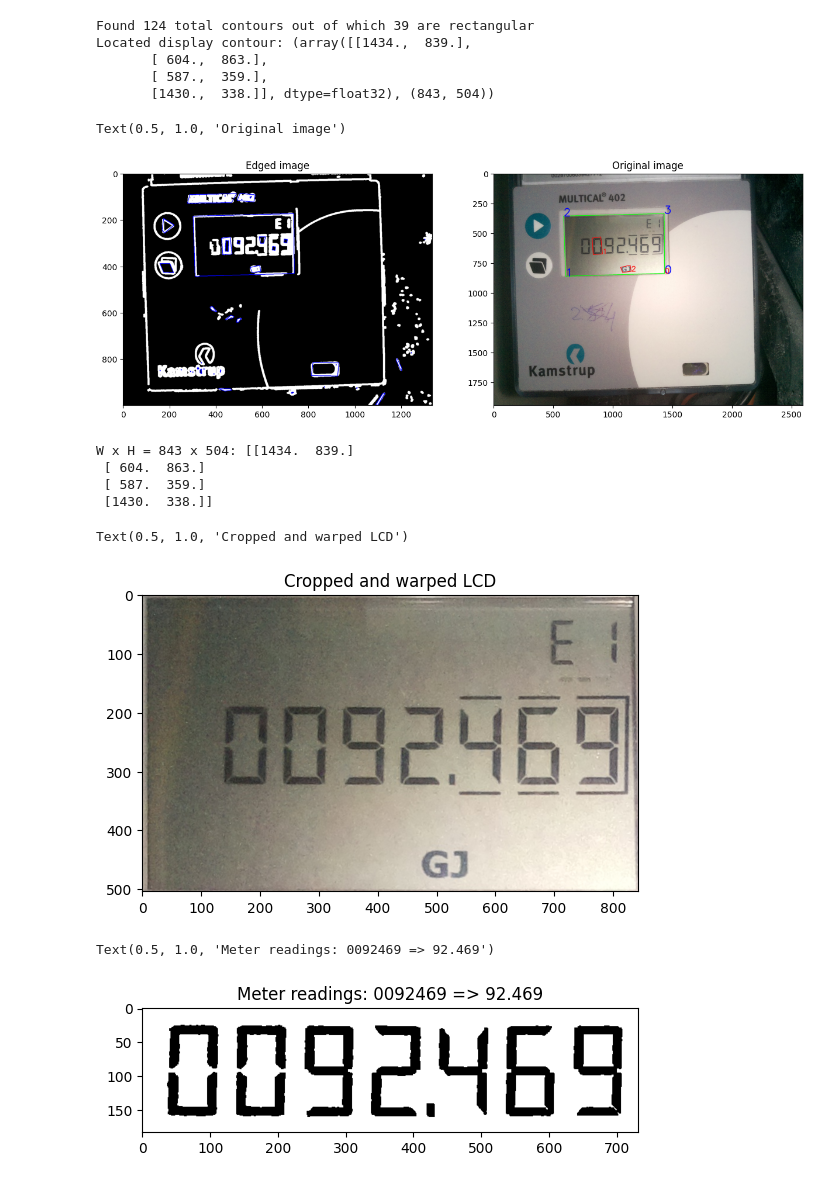
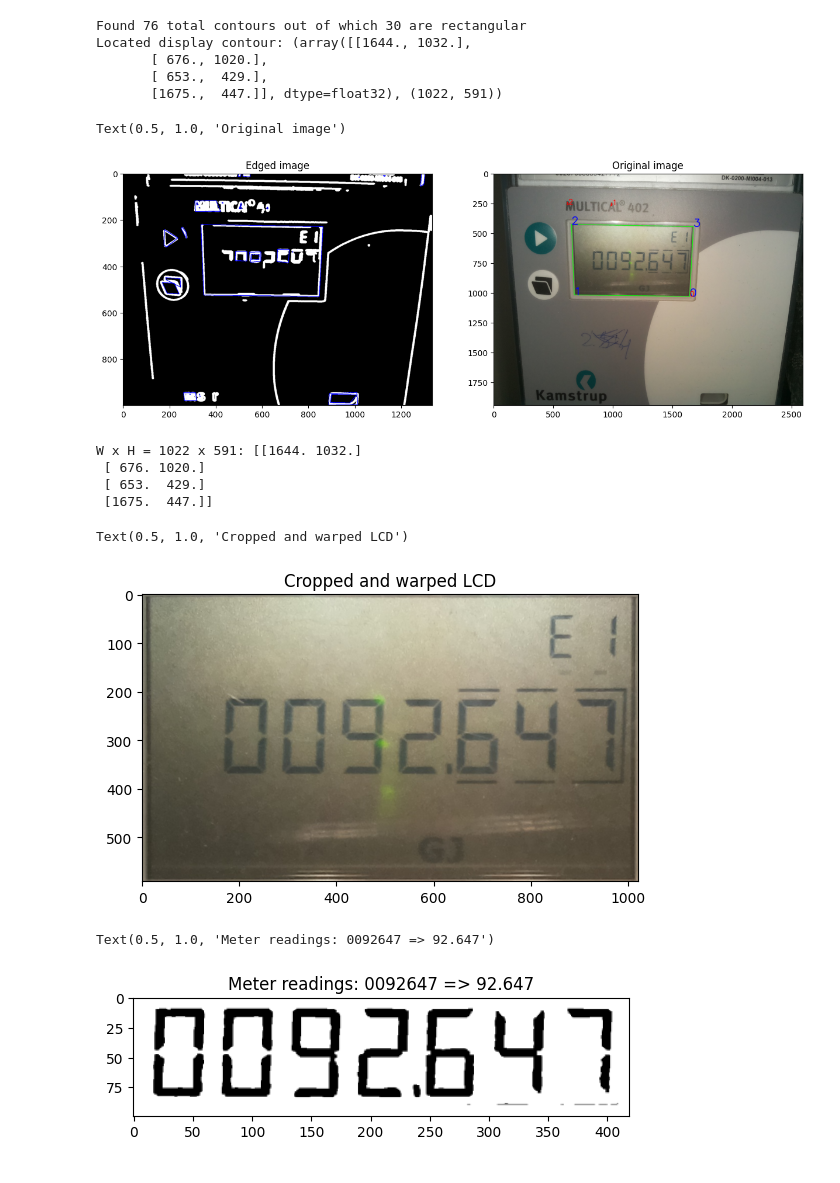
Before and after one commit to x-cray/ocr-consumed-energy-logger, a Jupyter notebook: ocr-notebook.ipynb, the cells around one changed output. Cells and saved outputs as stored; diff of their text form; code cells hidden in the pictures.

```diff
--- a/ocr-notebook.ipynb
+++ b/ocr-notebook.ipynb
@@ -7,7 +7,7 @@ import cv2
 class ReaderError(Exception):
     """Meter reader generic exception"""
 
-img_path = "./img/readings-2.jpg"
+img_path = "./img/readings-3.jpg"
 
 # Load the input image and convert to RGB for correct display
 image = cv2.imread(img_path)
@@ -22,5 +22,12 @@ Text(0.5, 1.0, 'Original image')
 # %%
 FIND_EDGES_IMAGE_HEIGHT = 1000
+
+def resize_image(img, new_height):
+    """Resizes source image to provided max height maintaining aspect ratio"""
+    (height, width) = img.shape[:2]
+    ratio = new_height / float(height)
+    dim = (int(width * ratio), new_height)
+    return (cv2.resize(img, dim, interpolation=cv2.INTER_AREA), ratio)
 
 def get_edge_detection_thresholds(img):
     """Calculates the lower and upper thresholds for Canny edge detection"""
@@ -34,12 +41,7 @@ find_display_image = orig.copy()
 find_display_image = cv2.cvtColor(find_display_image, cv2.COLOR_RGB2GRAY)
 
 # Resize the image for more accurate contour detection
-(height, width) = find_display_image.shape[:2]
-ratio = FIND_EDGES_IMAGE_HEIGHT / float(height)
-dim = (int(width * ratio), FIND_EDGES_IMAGE_HEIGHT)
-find_display_image = cv2.resize(
-    find_display_image, dim, interpolation=cv2.INTER_AREA
-)
+(find_display_image, ratio) = resize_image(find_display_image, FIND_EDGES_IMAGE_HEIGHT)
 
 # Apply blur and detect edges
 find_display_image = cv2.GaussianBlur(find_display_image, (3, 3), 0)
@@ -197,13 +199,13 @@ fig.add_subplot(1, 2, 2)
 plt.imshow(contours_original_image, cmap="gray")
 plt.title("Original image")
 # %% [output]
-Found 124 total contours out of which 39 are rectangular
-Located display contour: (array([[1434.,  839.],
-       [ 604.,  863.],
-       [ 587.,  359.],
-       [1430.,  338.]], dtype=float32), (843, 504))
+Found 76 total contours out of which 30 are rectangular
+Located display contour: (array([[1644., 1032.],
+       [ 676., 1020.],
+       [ 653.,  429.],
+       [1675.,  447.]], dtype=float32), (1022, 591))
 Text(0.5, 1.0, 'Original image')
-[figure, old version]
+[figure, new version]
 # %%
 (display_width, display_height) = display_contour[1]
 display_dst_pts = np.float32([[display_width, display_height], [0, display_height], [0, 0], [display_width, 0]])
@@ -216,12 +218,12 @@ print(f"W x H = {display_width} x {display_height}: {display_contour[0]}")
 plt.imshow(warp)
 plt.title("Cropped and warped LCD")
 # %% [output]
-W x H = 843 x 504: [[1434.  839.]
- [ 604.  863.]
- [ 587.  359.]
- [1430.  338.]]
+W x H = 1022 x 591: [[1644. 1032.]
+ [ 676. 1020.]
+ [ 653.  429.]
+ [1675.  447.]]
 Text(0.5, 1.0, 'Cropped and warped LCD')
-[figure, old version]
+[figure, new version]
 # %%
 def smooth_image(img):
     """Smoothes the image"""
@@ -234,7 +236,7 @@ def smooth_image(img):
 def remove_noise_and_smooth(img):
     """Prepares image for OCR"""
     # Apply dilation and erosion to remove some noise
-    kernel = np.ones((3, 3), np.uint8)
+    kernel = np.ones((5, 5), np.uint8)
     filtered = cv2.adaptiveThreshold(
         img.astype(np.uint8), 255, cv2.ADAPTIVE_THRESH_MEAN_C, cv2.THRESH_BINARY, 61, 8
     )
@@ -252,9 +254,9 @@ def get_binarized_readings_roi(display_img, display_width, display_height):
     ocr_image = remove_noise_and_smooth(ocr_image)
 
     # Knowing the location of the readings within the LCD ROI we can extract the readings ROI
-    readings_left_edge = int(display_width * 0.144)
+    readings_left_edge = int(display_width * 0.150)
     readings_right_edge = int(display_width * 0.965)
-    readings_top_edge = int(display_height * 0.367)
+    readings_top_edge = int(display_height * 0.366)
     readings_bottom_edge = int(display_height * 0.650)
     readings_roi = ocr_image[
         readings_top_edge:readings_bottom_edge, readings_left_edge:readings_right_edge
@@ -262,33 +264,33 @@ def get_binarized_readings_roi(display_img, display_width, display_height):
 
     # Pad image with white border to improve OCR accuracy
     readings_roi = cv2.copyMakeBorder(
         readings_roi, 20, 20, 20, 20, cv2.BORDER_CONSTANT, value=(255, 255, 255)
     )
 
-    return readings_roi
+    return resize_image(readings_roi, 100)[0]
 
 def recognize(roi):
     """Performs OCR and returns recognized meter readings"""
     tesseract_config = (
         "--psm 8 --oem 3 -c tessedit_char_whitelist=0123456789 "
         + "--tessdata-dir ./app/reader/ssd"
     )
     text = pytesseract.image_to_string(roi, lang="ssd", config=tesseract_config)
     return text
 
 # Perform OCR
 readings_roi = get_binarized_readings_roi(warp, display_width, display_height)
 readings = recognize(readings_roi).strip()
 readings_float = float(readings) / 1000
 
 if readings_float < 0.1:
     raise ReaderError(
         f"Incorrect readings: {readings_float}, " + \
         "most likely display contour was not properly identified"
     )
 
 plt.imshow(readings_roi, cmap="gray")
 plt.title(f"Meter readings: {readings} => {readings_float}")
 # %% [output]
-Text(0.5, 1.0, 'Meter readings: 0092469 => 92.469')
+Text(0.5, 1.0, 'Meter readings: 0092647 => 92.647')
-[figure, old version]
+[figure, new version]
```
Also changed, not shown: parts of 2 cells of this notebook, 4 other files.
